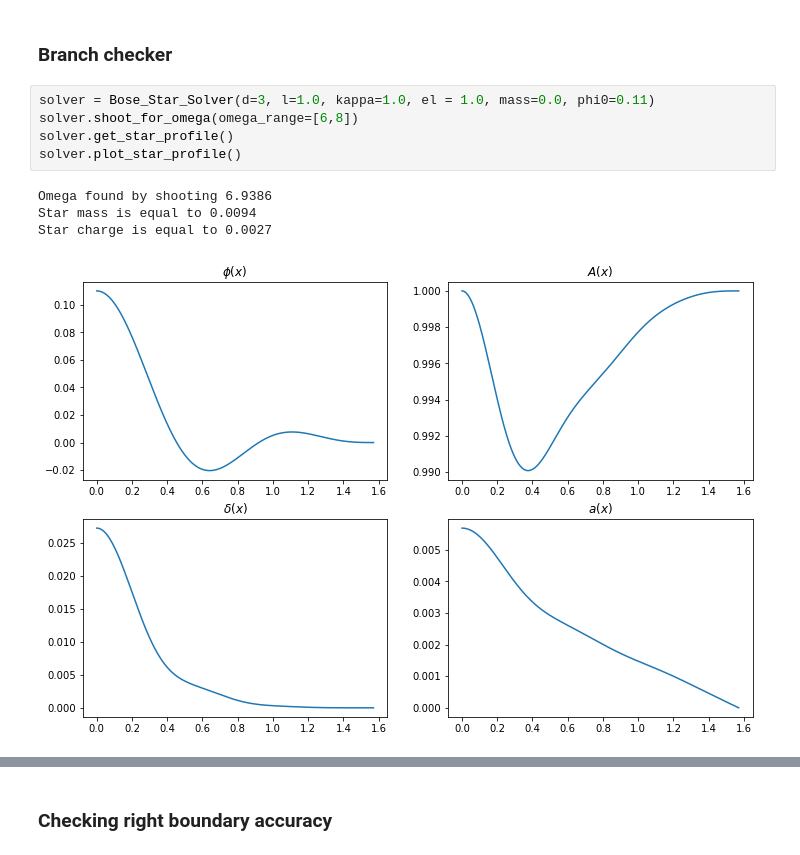
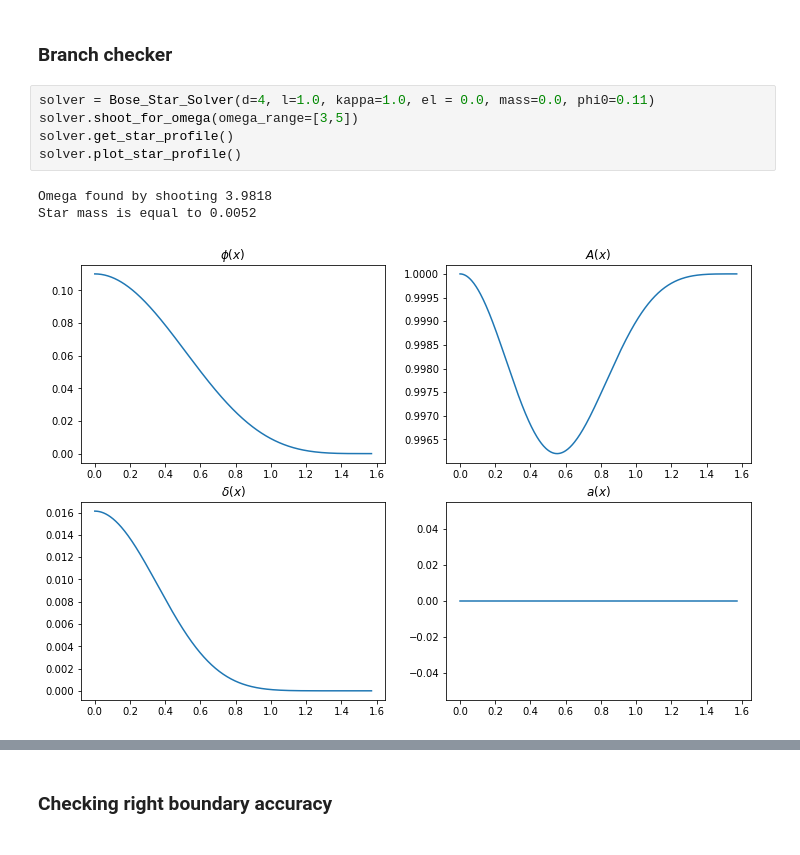
Before and after one commit to sukhovn/AdS_BS_shooting, a Jupyter notebook: BoseStar.ipynb, the cells around one changed output, grey strips where cells are left out. Cells and saved outputs as stored; diff of their text form.

```diff
--- a/BoseStar.ipynb
+++ b/BoseStar.ipynb
@@ -128,13 +128,12 @@ class Tracer:
 # %% [markdown]
 ### Branch checker
 # %%
-solver = Bose_Star_Solver(d=3, l=1.0, kappa=1.0, el = 1.0, mass=0.0, phi0=0.11)
-solver.shoot_for_omega(omega_range=[6,8])
+solver = Bose_Star_Solver(d=4, l=1.0, kappa=1.0, el = 0.0, mass=0.0, phi0=0.11)
+solver.shoot_for_omega(omega_range=[3,5])
 solver.get_star_profile()
 solver.plot_star_profile()
 # %% [output]
-Omega found by shooting 6.9386
-Star mass is equal to 0.0094
-Star charge is equal to 0.0027
+Omega found by shooting 3.9818
+Star mass is equal to 0.0052
-[figure, old version]
+[figure, new version]
 # %%
```
Also changed, not shown: parts of 3 cells of this notebook.
